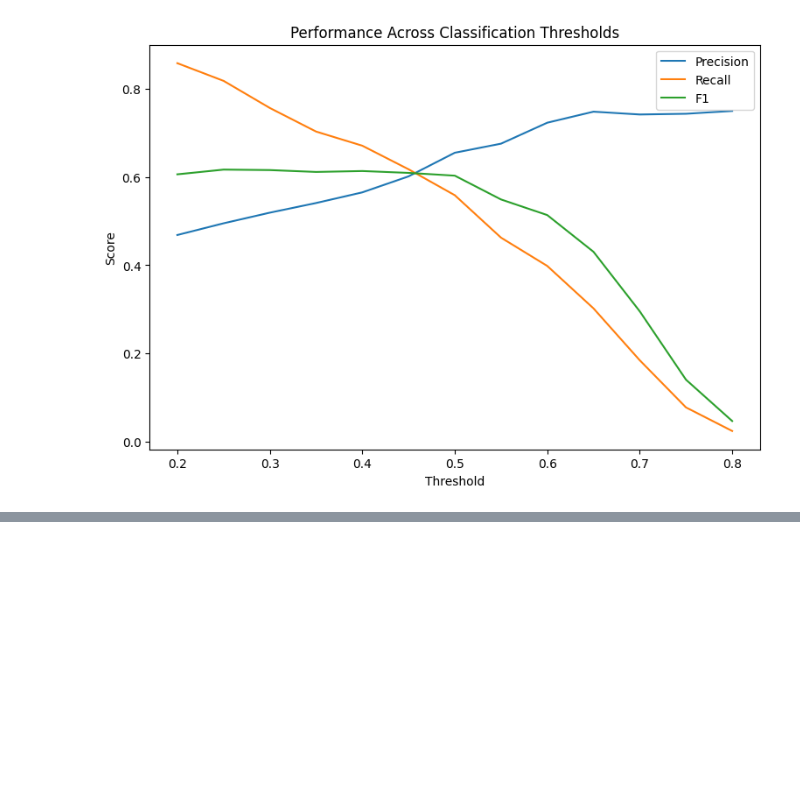
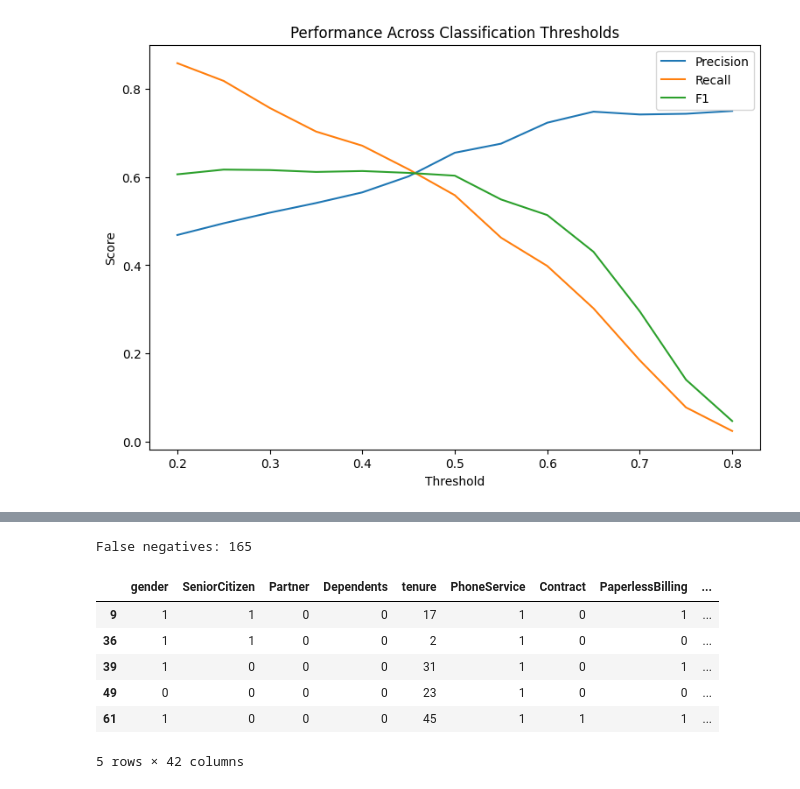
Before and after one commit to shavkatjony/telco-c-classifier-alias, a Jupyter notebook: notebooks/04_evaluation.ipynb, the cells around one changed output, grey strips where cells are left out. Cells and saved outputs as stored; diff of their text form; code cells hidden in the pictures; blank space fills up the shorter version.

```diff
--- a/notebooks/04_evaluation.ipynb
+++ b/notebooks/04_evaluation.ipynb
@@ -223,0 +270,18 @@ plt.show()
+# %%
+false_negatives = error_analysis[
+    (error_analysis['Actual_Churn'] == 1) &
+    (error_analysis['Predicted_Churn'] == 0)
+].copy()
+
+print("False negatives:", len(false_negatives))
+
+false_negatives.head()
+# %% [output]
+False negatives: 165
+|  | gender | SeniorCitizen | Partner | Dependents | tenure | PhoneService | Contract | PaperlessBilling | ... |
+| 9 | 1 | 1 | 0 | 0 | 17 | 1 | 0 | 1 | ... |
+| 36 | 1 | 1 | 0 | 0 | 2 | 1 | 0 | 0 | ... |
+| 39 | 1 | 0 | 0 | 0 | 31 | 1 | 0 | 1 | ... |
+| 49 | 0 | 0 | 0 | 0 | 23 | 1 | 0 | 0 | ... |
+| 61 | 1 | 0 | 0 | 0 | 45 | 1 | 1 | 1 | ... |
+5 rows × 42 columns
```
Also changed, not shown: parts of 5 cells of this notebook.
